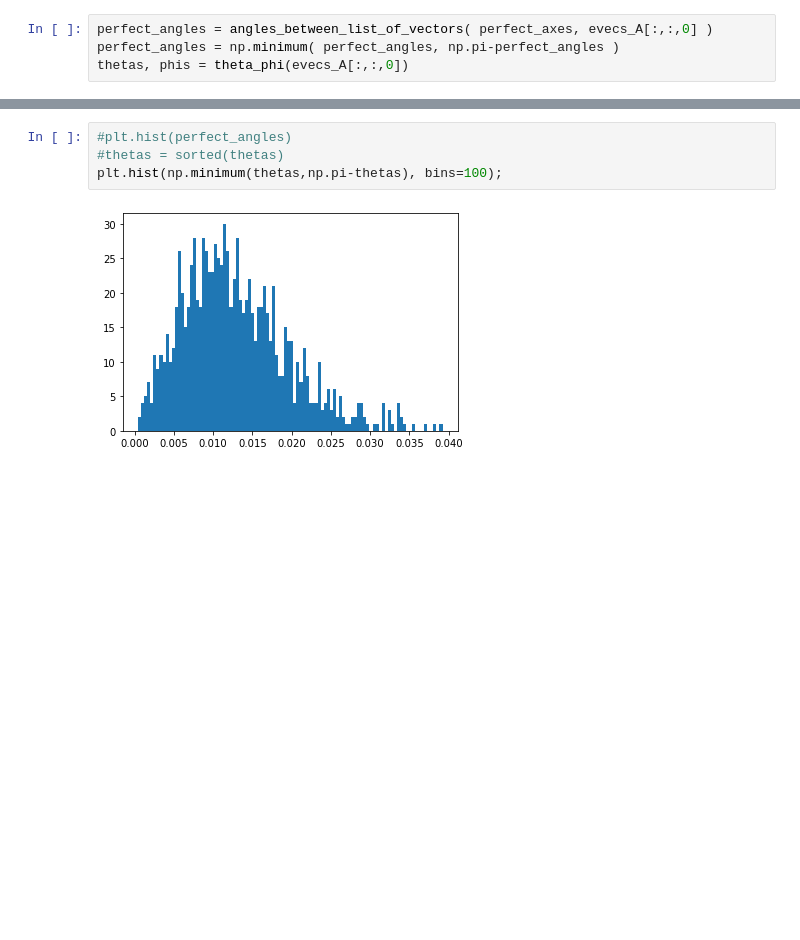
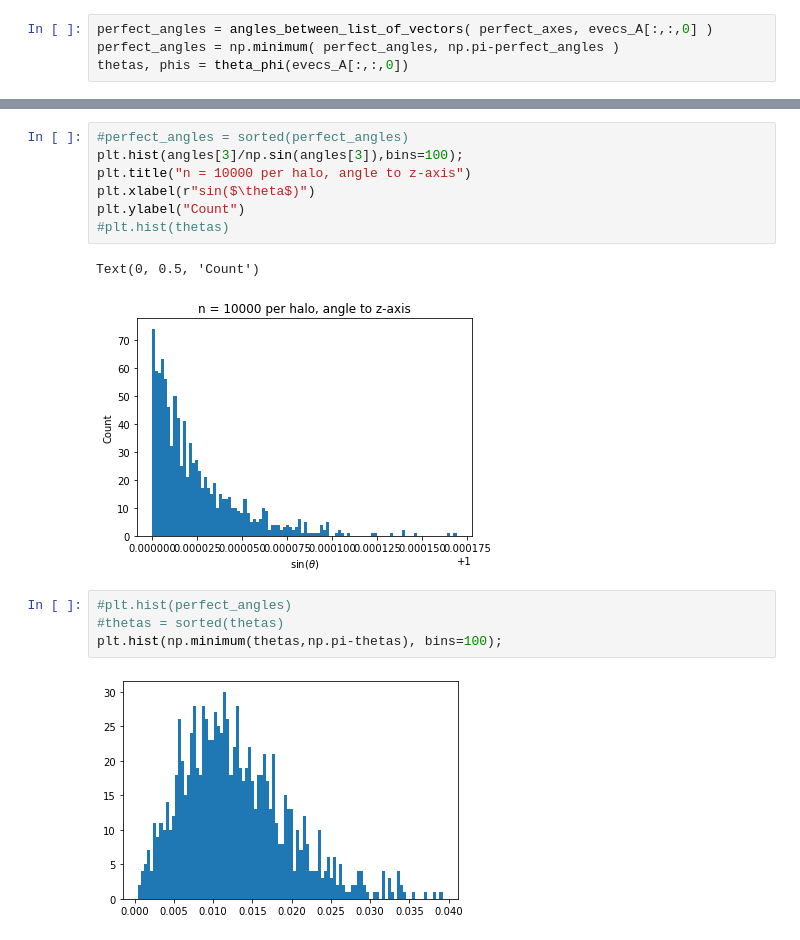
Before and after one commit to aphearin/ellipsoidal_nfw, a Jupyter notebook: halo_orientations.ipynb, the cells around one changed output, grey strips where cells are left out. Saved outputs shown, nothing was run; the diff lists cells and outputs as text; blank space fills up the shorter version.

```diff
--- a/halo_orientations.ipynb
+++ b/halo_orientations.ipynb
@@ -246,3 +236,13 @@ Text(0, 0.5, 'Count')
+# %%
+#perfect_angles = sorted(perfect_angles)
+plt.hist(angles[3]/np.sin(angles[3]),bins=100);
+plt.title("n = 10000 per halo, angle to z-axis")
+plt.xlabel(r"sin($\theta$)")
+plt.ylabel("Count")
+#plt.hist(thetas)
+# %% [output]
+Text(0, 0.5, 'Count')
+[figure, added]
 # %%
 #plt.hist(perfect_angles)
 #thetas = sorted(thetas)
```
Also changed, not shown: parts of 19 cells of this notebook.
